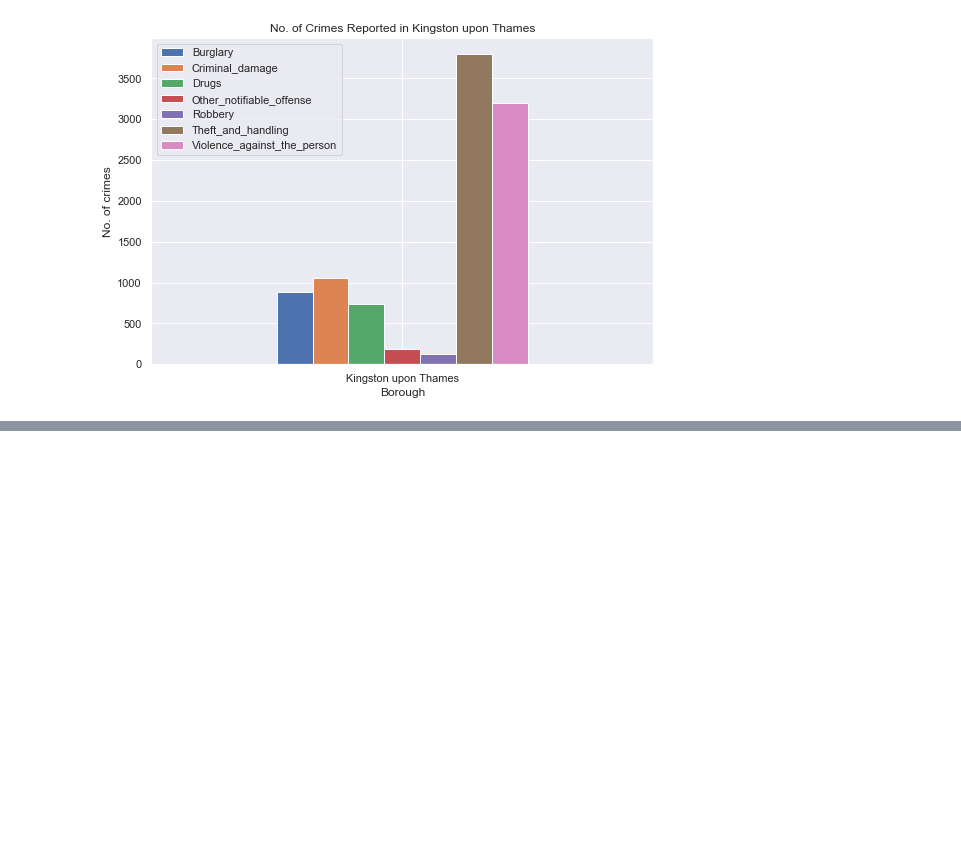
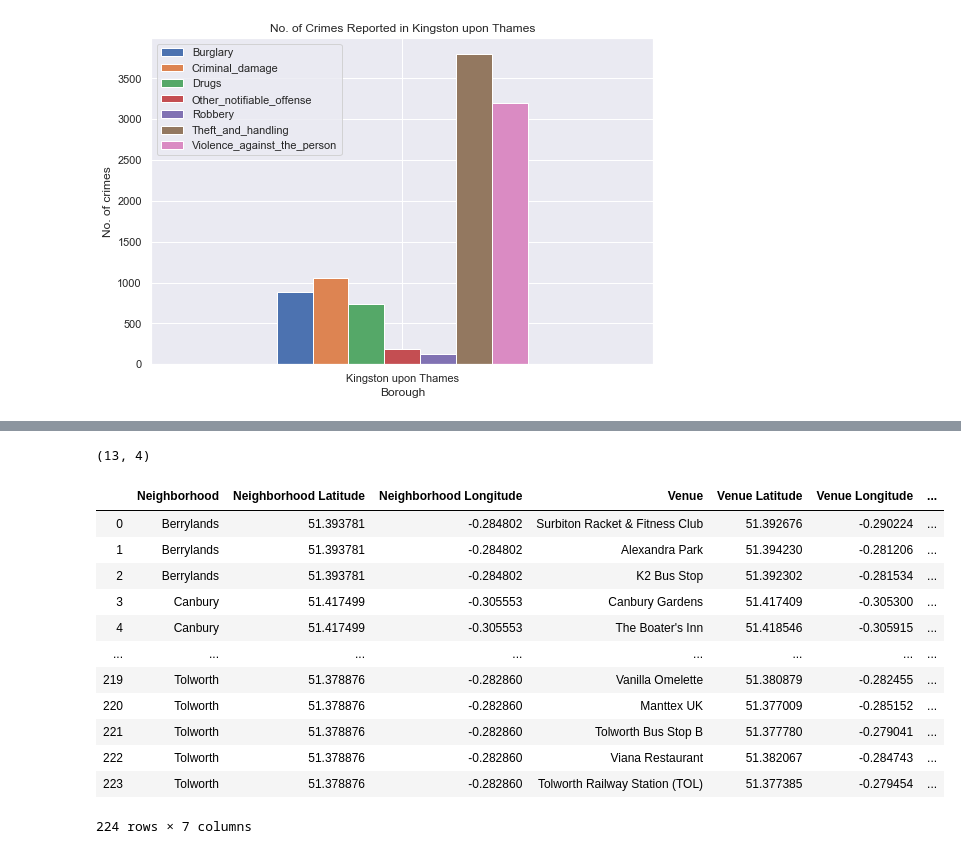
Before and after one commit to pratyushmp/Coursera_Capstone, a Jupyter notebook: The Battle of Neighborhoods/The Battle of Neighborhoods - London Neighborhood Clustering.ipynb, the cells around one changed output, grey strips where cells are left out. Saved outputs shown, nothing was run; the diff lists cells and outputs as text; code cells hidden in the pictures; blank space fills up the shorter version.

```diff
--- a/The Battle of Neighborhoods/The Battle of Neighborhoods - London Neighborhood Clustering.ipynb
+++ b/The Battle of Neighborhoods/The Battle of Neighborhoods - London Neighborhood Clustering.ipynb
@@ -373,0 +497,18 @@ plt.ylabel('No. of crimes');
+# %%
+print(kingston.shape)
+kingston_venues
+# %% [output]
+(13, 4)
+|  | Neighborhood | Neighborhood Latitude | Neighborhood Longitude | Venue | Venue Latitude | Venue Longitude | ... |
+| 0 | Berrylands | 51.393781 | -0.284802 | Surbiton Racket & Fitness Club | 51.392676 | -0.290224 | ... |
+| 1 | Berrylands | 51.393781 | -0.284802 | Alexandra Park | 51.394230 | -0.281206 | ... |
+| 2 | Berrylands | 51.393781 | -0.284802 | K2 Bus Stop | 51.392302 | -0.281534 | ... |
+| 3 | Canbury | 51.417499 | -0.305553 | Canbury Gardens | 51.417409 | -0.305300 | ... |
+| 4 | Canbury | 51.417499 | -0.305553 | The Boater's Inn | 51.418546 | -0.305915 | ... |
+| ... | ... | ... | ... | ... | ... | ... | ... |
+| 219 | Tolworth | 51.378876 | -0.282860 | Vanilla Omelette | 51.380879 | -0.282455 | ... |
+| 220 | Tolworth | 51.378876 | -0.282860 | Manttex UK | 51.377009 | -0.285152 | ... |
+| 221 | Tolworth | 51.378876 | -0.282860 | Tolworth Bus Stop B | 51.377780 | -0.279041 | ... |
+| 222 | Tolworth | 51.378876 | -0.282860 | Viana Restaurant | 51.382067 | -0.284743 | ... |
+| 223 | Tolworth | 51.378876 | -0.282860 | Tolworth Railway Station (TOL) | 51.377385 | -0.279454 | ... |
+224 rows × 7 columns
```
Also changed, not shown: parts of 11 cells of this notebook.
